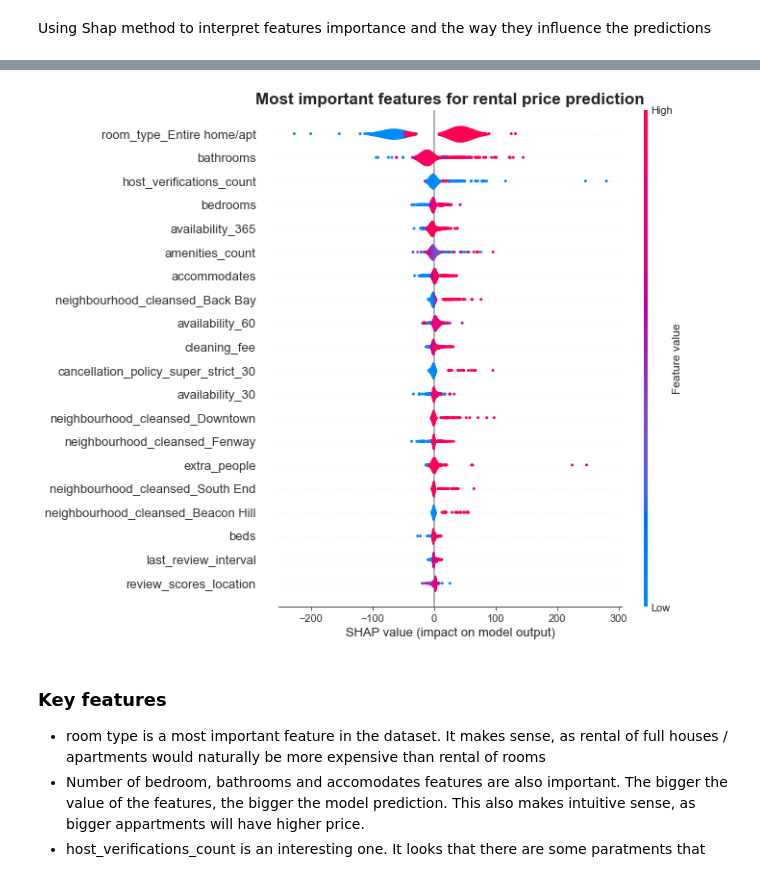
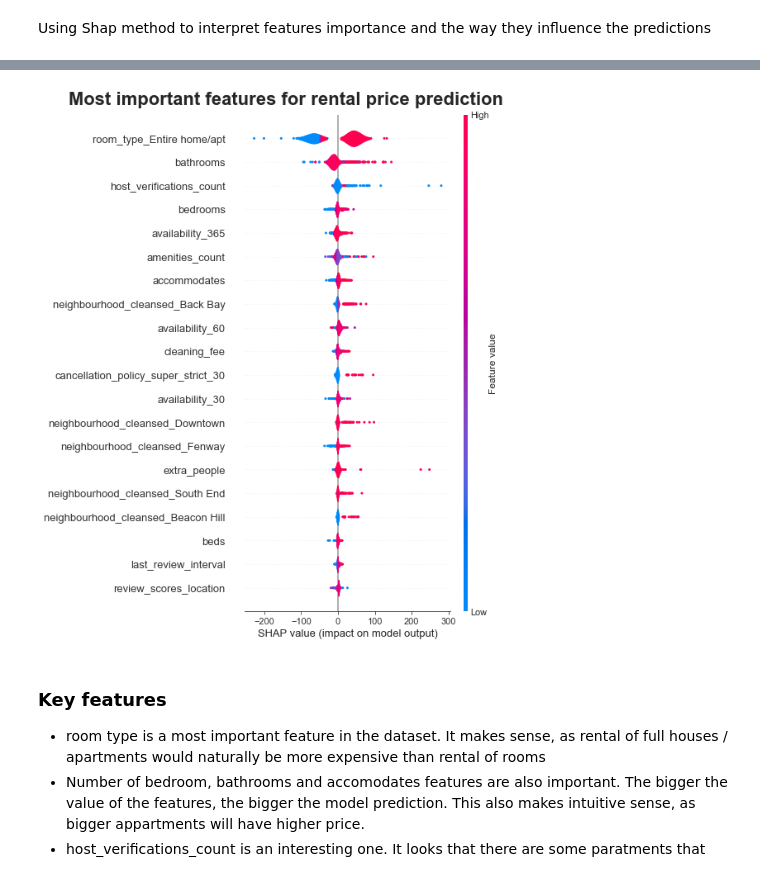
Before and after one commit to WojciechO/UdacityDS_BostonAirBnB, a Jupyter notebook: price_prediction.ipynb, the cells around one changed output, grey strips where cells are left out. Cells and saved outputs as stored; diff of their text form; code cells hidden in the pictures.

```diff
--- a/price_prediction.ipynb
+++ b/price_prediction.ipynb
@@ -638,12 +638,16 @@ plt.show()
 # %%
+plt.figure(figsize=(10, 10))
 shap_summary_plot = shap.summary_plot(shap_values, X_test, show=False,
                                      plot_type="violin")
 
 plt.title("Most important features for rental price prediction",
-         fontsize=17, fontdict={"weight": "bold"})
+         fontsize=22, fontdict={"weight": "bold"},
+          x = 0.2, y = 1.01)
+plt.tight_layout()
+plt.savefig('shap_summary_plot.png')
 plt.show()
 # %% [output]
-[figure, old version]
+[figure, new version]
 # %% [markdown]
 ### Key features
 * room type is a most important feature in the dataset. It makes sense, as rental of full houses / apartments would naturally be more expensive than rental of rooms
```
Also changed, not shown: parts of 11 cells of this notebook, 2 other files.
